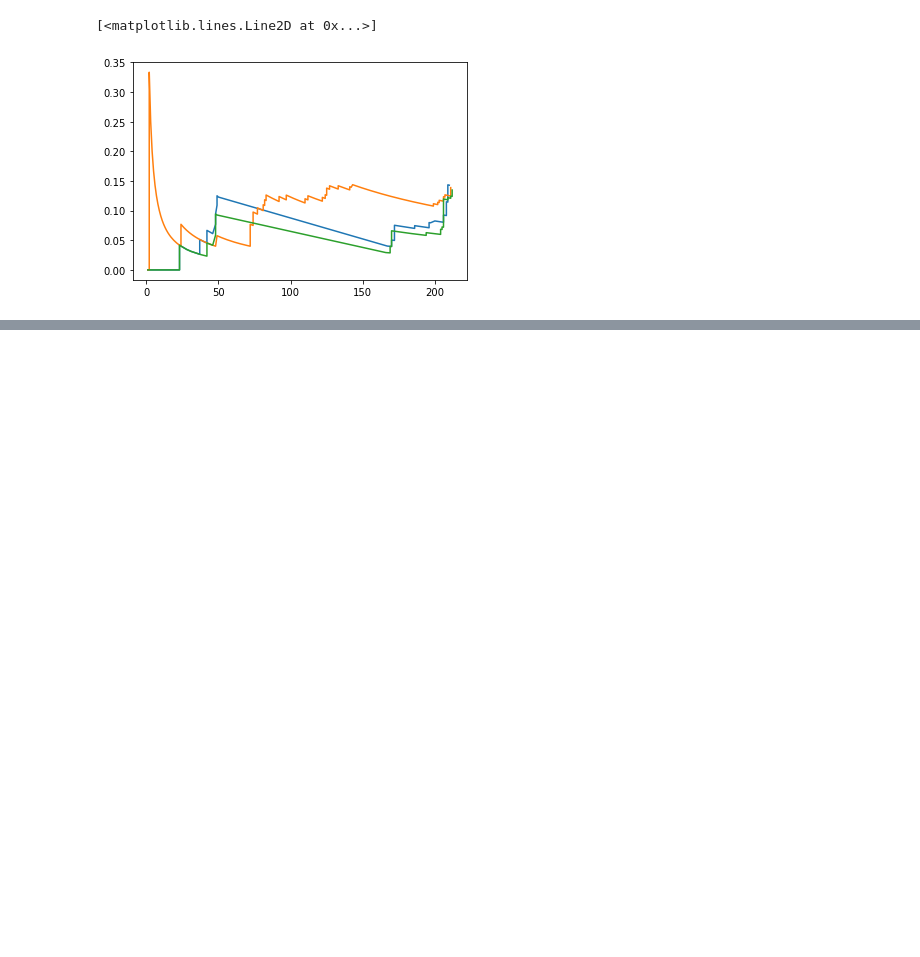
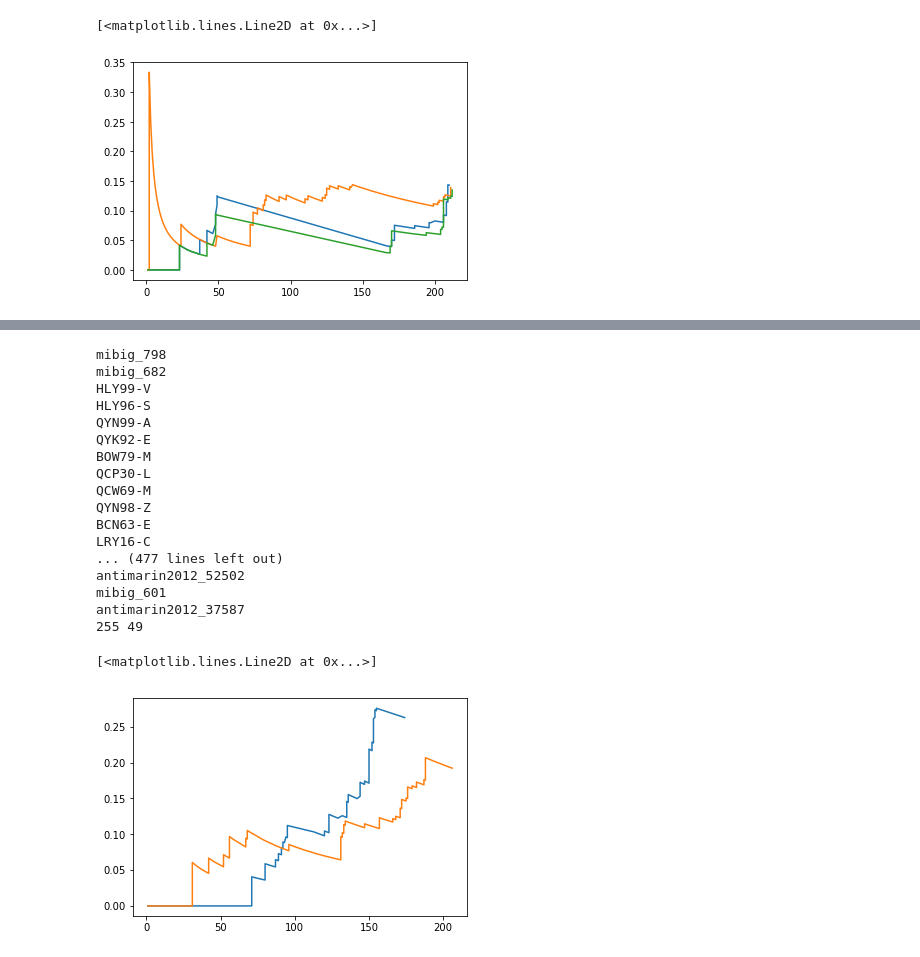
Before and after one commit to ablab/nerpa, a Jupyter notebook: scripts/FDR.ipynb, the cells around one changed output, grey strips where cells are left out. Saved outputs shown, nothing was run; the diff lists cells and outputs as text; code cells hidden in the pictures; blank space fills up the shorter version.

```diff
--- a/scripts/FDR.ipynb
+++ b/scripts/FDR.ipynb
@@ -158,0 +186,46 @@ plt.plot(x2, y2)
+# %%
+def toInt(lst):
+    for i in range(len(lst)):
+        if (lst[i] == '-'):
+            lst[i] = -1000
+        else:
+            lst[i] = float(lst[i])
+    return lst
+# %%
+import matplotlib.pyplot as plt
+%matplotlib inline
+
+right_df = pd.read_csv('../../data/rt.csv')
+wrong_df = pd.read_csv('../../data/pt.csv')
+
+x1, y1 = uniqueFDR(MergeList(list(zip(right_df['Score'].tolist(), right_df['mol id'].tolist())),
+                       list(zip(wrong_df['score'].tolist(), wrong_df['mol id'].tolist()))))
+
+right_df = pd.read_csv('../../data/garlic/report.csv', sep='\t')
+wrong_df = pd.read_csv('../../data/garlic/dreport.csv', sep='\t')
+
+x2, y2 = uniqueFDR(MergeList(list(zip(toInt(right_df['s1'].tolist()), right_df['mols'].tolist())),
+                       list(zip(toInt(wrong_df['s1'].tolist()), wrong_df['mols'].tolist())), True, False))
+
+plt.plot(x1, y1)
+plt.plot(x2, y2)
+# %% [output]
+mibig_798
+mibig_682
+HLY99-V
+HLY96-S
+QYN99-A
+QYK92-E
+BOW79-M
+QCP30-L
+QCW69-M
+QYN98-Z
+BCN63-E
+LRY16-C
+... (477 lines left out)
+antimarin2012_52502
+mibig_601
+antimarin2012_37587
+255 49
+[<matplotlib.lines.Line2D at 0x...>]
+[figure, added]
```
Also changed, not shown: parts of 4 cells of this notebook, 13 other files.
